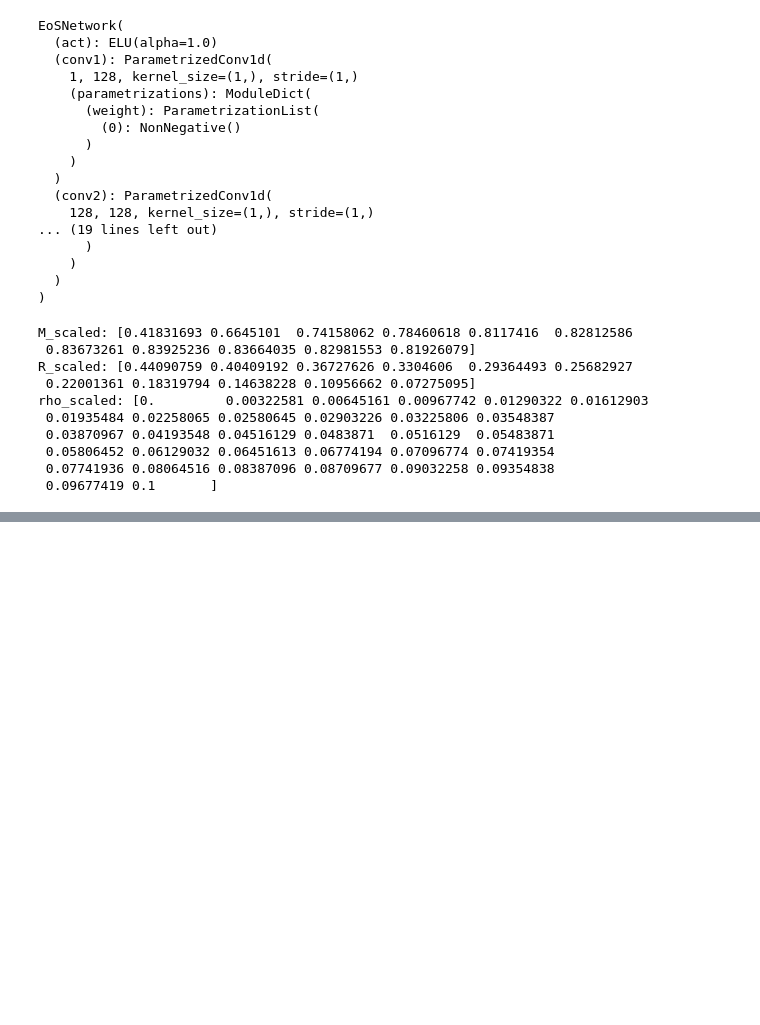
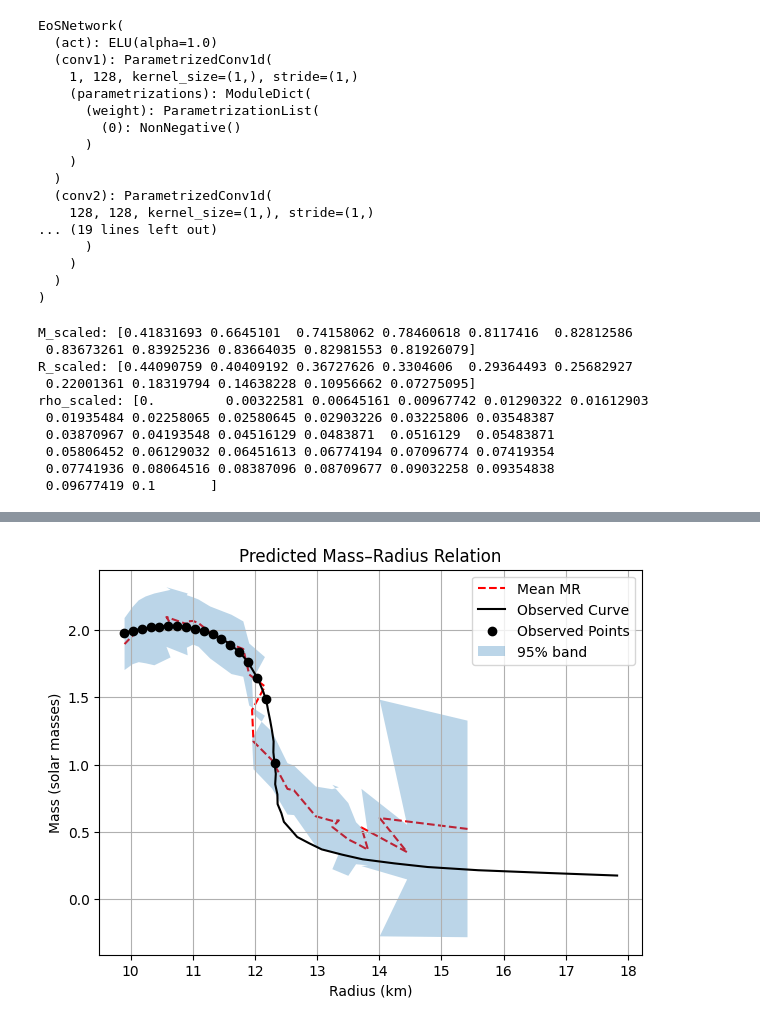
Before and after one commit to lesanson/NN-Reconstruction, a Jupyter notebook: EOS_Solver.ipynb, the cells around one changed output, grey strips where cells are left out. Cells and saved outputs as stored; diff of their text form; code cells hidden in the pictures; blank space fills up the shorter version.

```diff
--- a/EOS_Solver.ipynb
+++ b/EOS_Solver.ipynb
@@ -205,0 +242,40 @@ plt.show()
+# %%
+std_M  = M_pred_samples.std(axis=0)   # std over samples
+
+# 95% "Gaussian 2D-inspired" credible band using 2.44 σ
+k = 2.44
+lower_M = mean_M - k * std_M
+upper_M = mean_M + k * std_M
+
+plt.figure(figsize=(7,5))
+
+# Mean curve
+plt.plot(mean_R, mean_M, "--", color="red", label="Mean MR", zorder=1)
+
+# Observed stuff as before
+plt.plot(
+    observed_mr.query("ID == 19248").query("model == 'RMFNL'")["R"].values,
+    observed_mr.query("ID == 19248").query("model == 'RMFNL'")["M"].values,
+    color="black",
+    label="Observed Curve",
+    zorder=3,
+)
+plt.scatter(radius_obs, mass_obs, color="black", label="Observed Points", zorder=3)
+
+# 95% credible band (Gaussian approximation with 2.44σ)
+plt.fill_between(
+    mean_R,
+    lower_M,
+    upper_M,
+    alpha=0.3,
+    label=r"95% band"
+)
+
+plt.xlabel("Radius (km)")
+plt.ylabel("Mass (solar masses)")
+plt.title("Predicted Mass–Radius Relation")
+plt.legend()
+plt.grid(True)
+plt.show()
+# %% [output]
+[figure, added]
```
Also changed, not shown: parts of 9 cells of this notebook, 4 other files.
